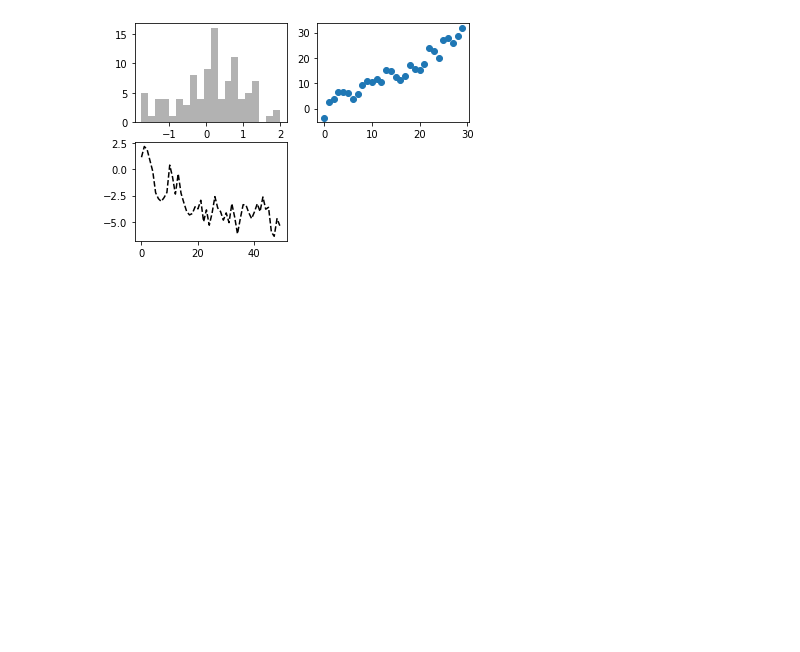
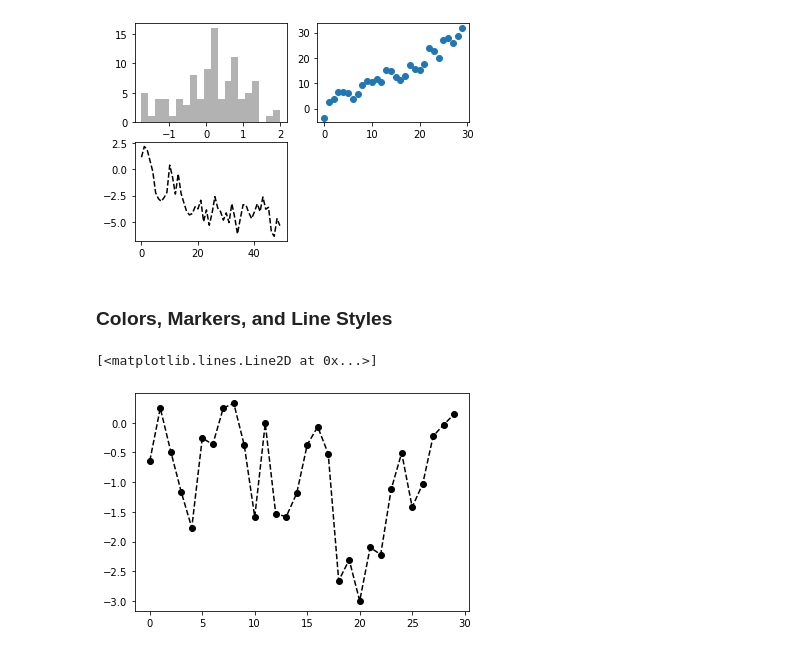
Before and after one commit to gpoon626/Python_Practice, a Jupyter notebook: Python_for_Data_Analysis_labs/Chapter_9_Plotting&Visualization.ipynb, the cells around one changed output. Drawn from its saved outputs; the diff is of its cells as text; code cells hidden in the pictures; blank space fills up the shorter version.

```diff
--- a/Python_for_Data_Analysis_labs/Chapter_9_Plotting&Visualization.ipynb
+++ b/Python_for_Data_Analysis_labs/Chapter_9_Plotting&Visualization.ipynb
@@ -51,3 +52,14 @@ ax2.scatter(np.arange(30), np.arange(30) + 3 * np.random.standard_normal(30));
 plt.show()
 # %% [output]
 [figure]
+# %% [markdown]
+### Colors, Markers, and Line Styles
+# %%
+fig = plt.figure()
+
+ax = fig.add_subplot()
+
+ax.plot(np.random.standard_normal(30).cumsum(), color="black", linestyle="dashed", marker="o")
+# %% [output]
+[<matplotlib.lines.Line2D at 0x...>]
+[figure, added]
```
Also changed, not shown: parts of 26 cells of this notebook.
